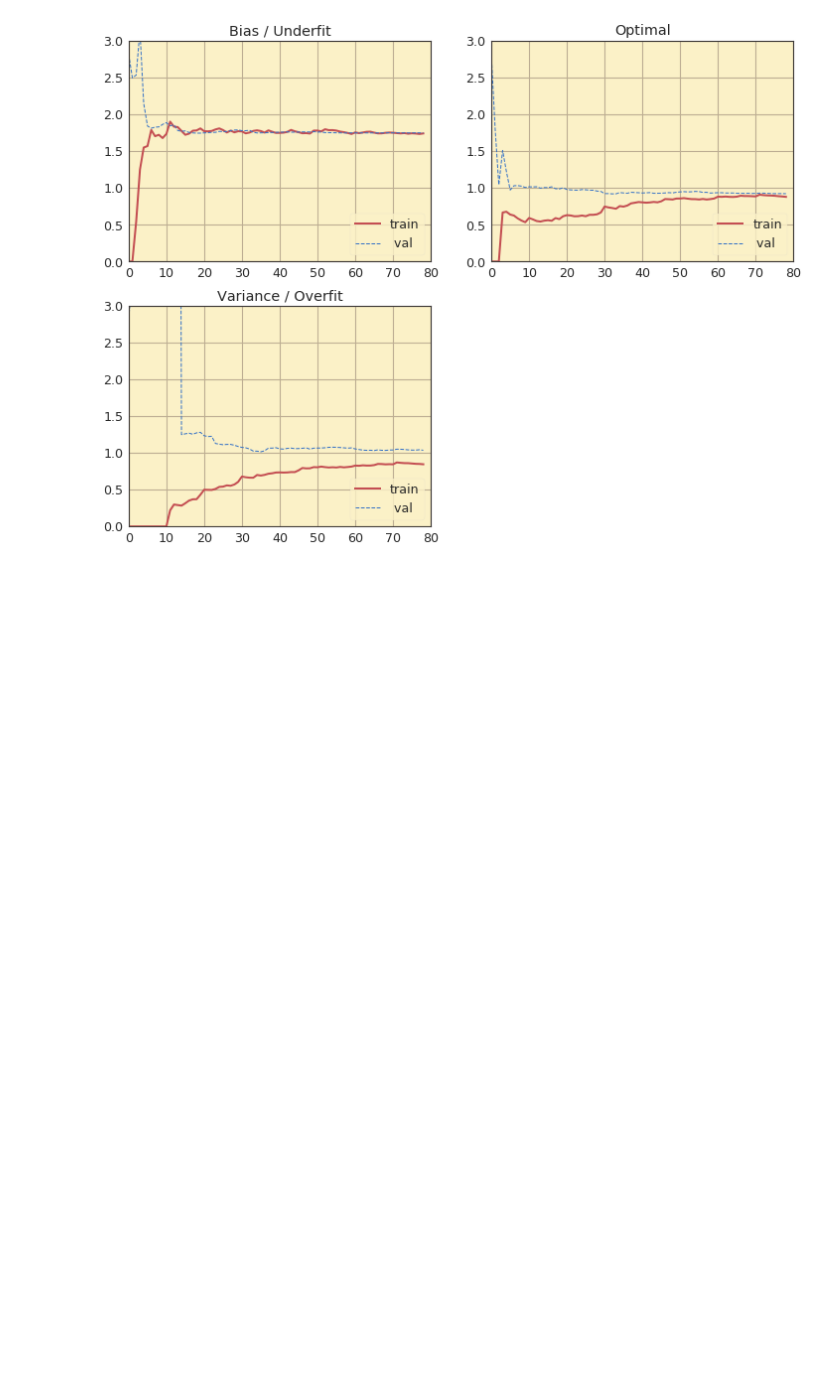
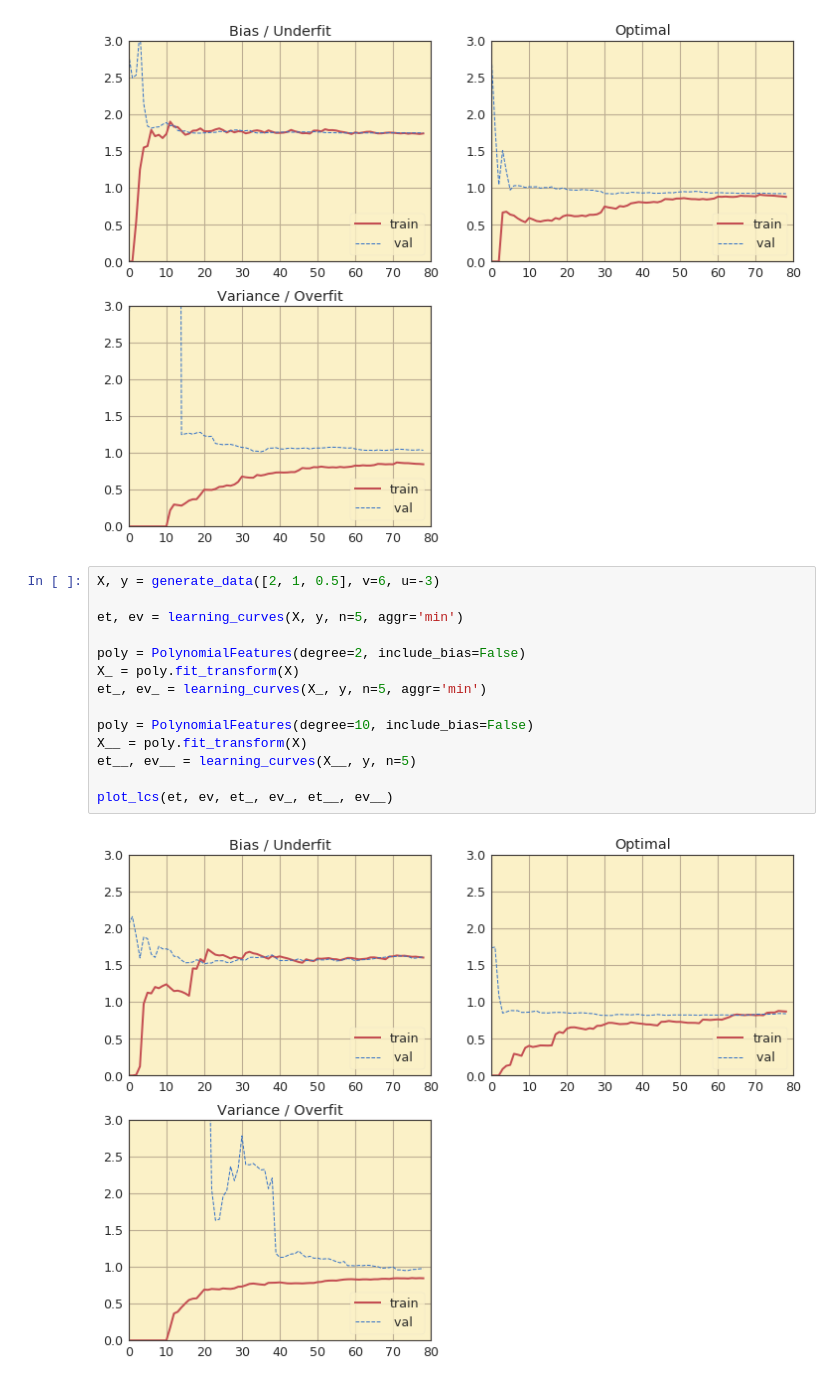
Before and after one commit to garcia-alex/ml-workflows, a Jupyter notebook: ch04.ipynb, the cells around one changed output. Saved outputs shown, nothing was run; the diff lists cells and outputs as text; blank space fills up the shorter version.

Commit message:
proof that the code used in Learning Curves section in Ch04 (function plot_learning_curves) is naive and wrong

```diff
--- a/ch04.ipynb
+++ b/ch04.ipynb
@@ -246,3 +246,19 @@ et__, ev__ = learning_curves_2(X__, y)
 plot_lcs(et, ev, et_, ev_, et__, ev__)
 # %% [output]
 [figure]
+# %%
+X, y = generate_data([2, 1, 0.5], v=6, u=-3)
+
+et, ev = learning_curves(X, y, n=5, aggr='min')
+
+poly = PolynomialFeatures(degree=2, include_bias=False)
+X_ = poly.fit_transform(X)
+et_, ev_ = learning_curves(X_, y, n=5, aggr='min')
+
+poly = PolynomialFeatures(degree=10, include_bias=False)
+X__ = poly.fit_transform(X)
+et__, ev__ = learning_curves(X__, y, n=5)
+
+plot_lcs(et, ev, et_, ev_, et__, ev__)
+# %% [output]
+[figure, added]
```
Also changed, not shown: 1 other file.
